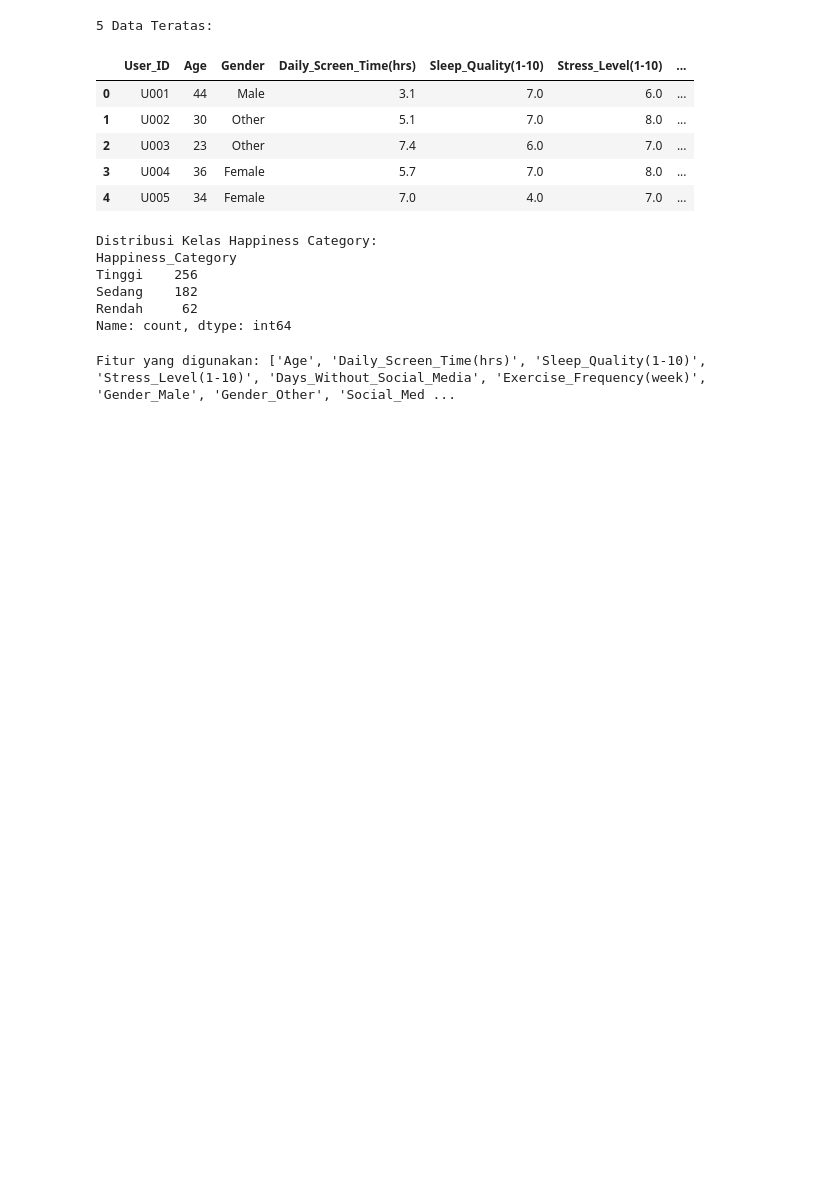
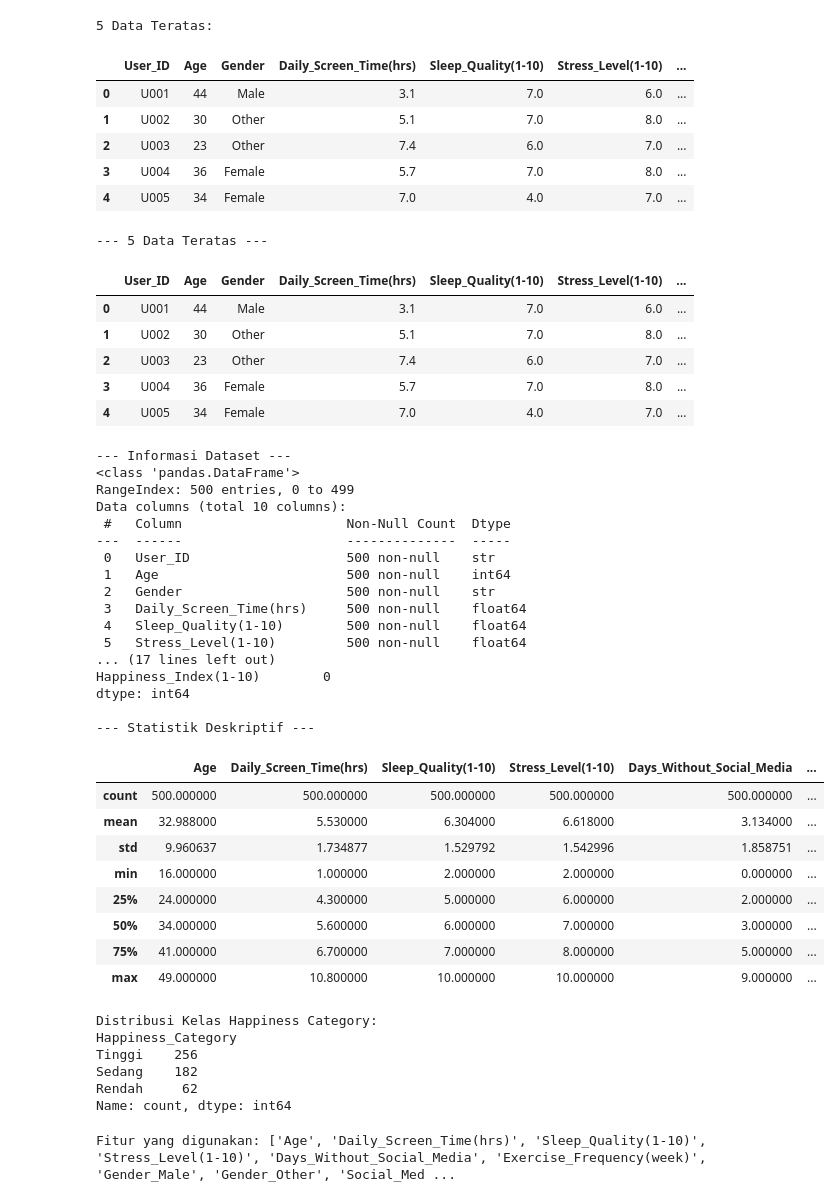
Before and after one commit to mkaffi15/UTS_DATA_MINING, a Jupyter notebook: 09011282530092_Muhammad Kaffi Al Hasbi_UTS DATA MINING.ipynb, the cells around one changed output. Cells and saved outputs as stored; diff of their text form; code cells hidden in the pictures; blank space fills up the shorter version.

Commit message:
update terbaru 1 nambah ringkasan

```diff
--- a/09011282530092_Muhammad Kaffi Al Hasbi_UTS DATA MINING.ipynb
+++ b/09011282530092_Muhammad Kaffi Al Hasbi_UTS DATA MINING.ipynb
@@ -26,6 +26,58 @@ display(df.head())
 | 2 | U003 | 23 | Other | 7.4 | 6.0 | 7.0 | ... |
 | 3 | U004 | 36 | Female | 5.7 | 7.0 | 8.0 | ... |
 | 4 | U005 | 34 | Female | 7.0 | 4.0 | 7.0 | ... |
+# %%
+df = pd.read_csv('Mental_Health_and_Social_Media_Balance_Dataset.csv')
+
+# 2. Menampilkan 5 baris pertama data
+print("--- 5 Data Teratas ---")
+display(df.head())
+
+# 3. Mengecek informasi kolom & tipe data
+print("\n--- Informasi Dataset ---")
+df.info()
+
+# 4. Mengecek jumlah missing values (data kosong)
+print("\n--- Jumlah Missing Values ---")
+print(df.isnull().sum())
+
+# 5. Ringkasan statistik deskriptif
+print("\n--- Statistik Deskriptif ---")
+display(df.describe())
+# %% [output]
+--- 5 Data Teratas ---
+|  | User_ID | Age | Gender | Daily_Screen_Time(hrs) | Sleep_Quality(1-10) | Stress_Level(1-10) | ... |
+| 0 | U001 | 44 | Male | 3.1 | 7.0 | 6.0 | ... |
+| 1 | U002 | 30 | Other | 5.1 | 7.0 | 8.0 | ... |
+| 2 | U003 | 23 | Other | 7.4 | 6.0 | 7.0 | ... |
+| 3 | U004 | 36 | Female | 5.7 | 7.0 | 8.0 | ... |
+| 4 | U005 | 34 | Female | 7.0 | 4.0 | 7.0 | ... |
+--- Informasi Dataset ---
+<class 'pandas.DataFrame'>
+RangeIndex: 500 entries, 0 to 499
+Data columns (total 10 columns):
+ #   Column                     Non-Null Count  Dtype
+---  ------                     --------------  -----
+ 0   User_ID                    500 non-null    str
+ 1   Age                        500 non-null    int64
+ 2   Gender                     500 non-null    str
+ 3   Daily_Screen_Time(hrs)     500 non-null    float64
+ 4   Sleep_Quality(1-10)        500 non-null    float64
+ 5   Stress_Level(1-10)         500 non-null    float64
+... (17 lines left out)
+Happiness_Index(1-10)        0
+dtype: int64
+
+--- Statistik Deskriptif ---
+|  | Age | Daily_Screen_Time(hrs) | Sleep_Quality(1-10) | Stress_Level(1-10) | Days_Without_Social_Media | ... |
+| count | 500.000000 | 500.000000 | 500.000000 | 500.000000 | 500.000000 | ... |
+| mean | 32.988000 | 5.530000 | 6.304000 | 6.618000 | 3.134000 | ... |
+| std | 9.960637 | 1.734877 | 1.529792 | 1.542996 | 1.858751 | ... |
+| min | 16.000000 | 1.000000 | 2.000000 | 2.000000 | 0.000000 | ... |
+| 25% | 24.000000 | 4.300000 | 5.000000 | 6.000000 | 2.000000 | ... |
+| 50% | 34.000000 | 5.600000 | 6.000000 | 7.000000 | 3.000000 | ... |
+| 75% | 41.000000 | 6.700000 | 7.000000 | 8.000000 | 5.000000 | ... |
+| max | 49.000000 | 10.800000 | 10.000000 | 10.000000 | 9.000000 | ... |
 # %%
 # Pre-processing: Mengubah nilai kontinu 'Happiness_Index' (skala 1-10) menjadi kategori diskrit (Rendah, Sedang, Tinggi)
 # karena tugas ini adalah klasifikasi menggunakan Decision Tree
```
